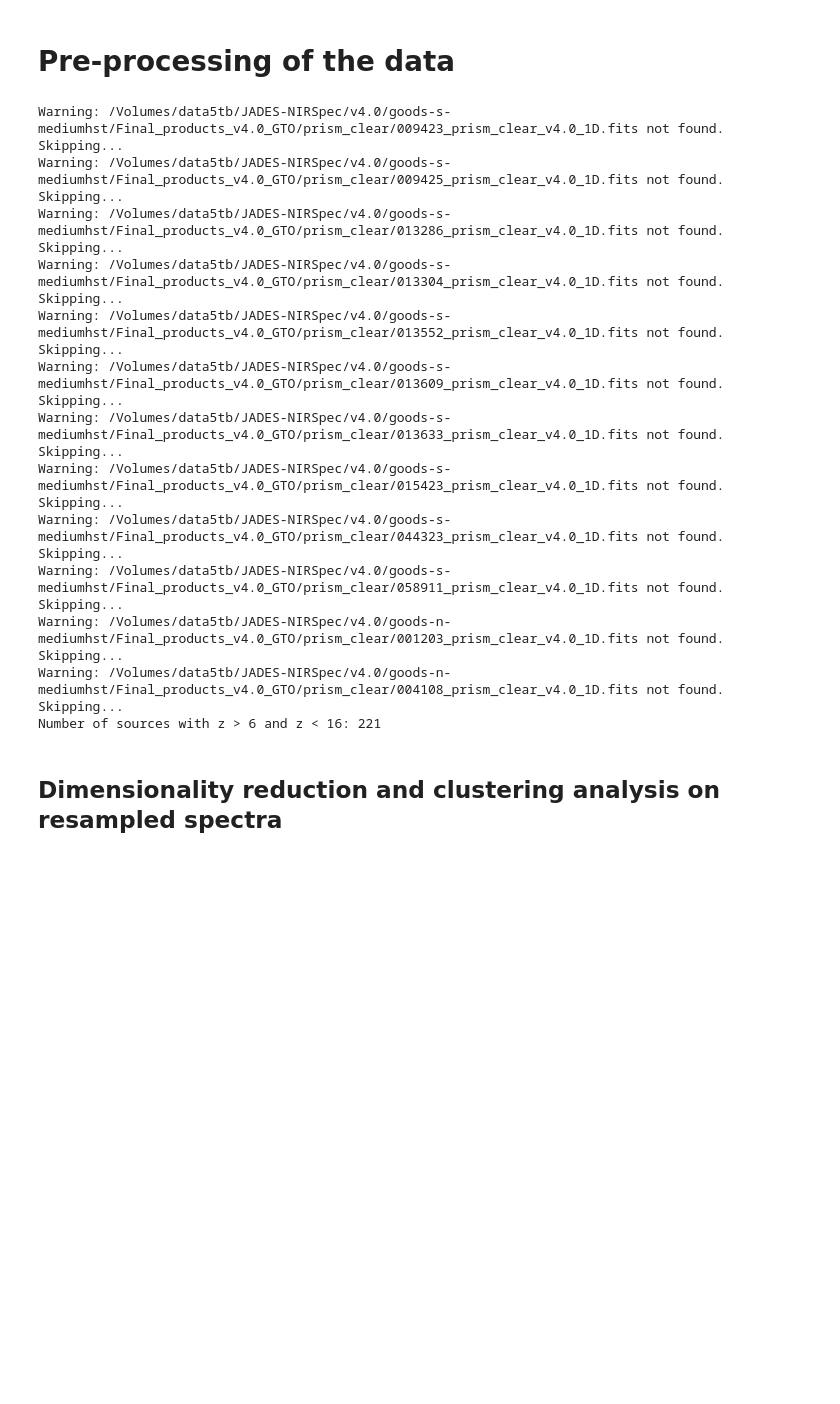
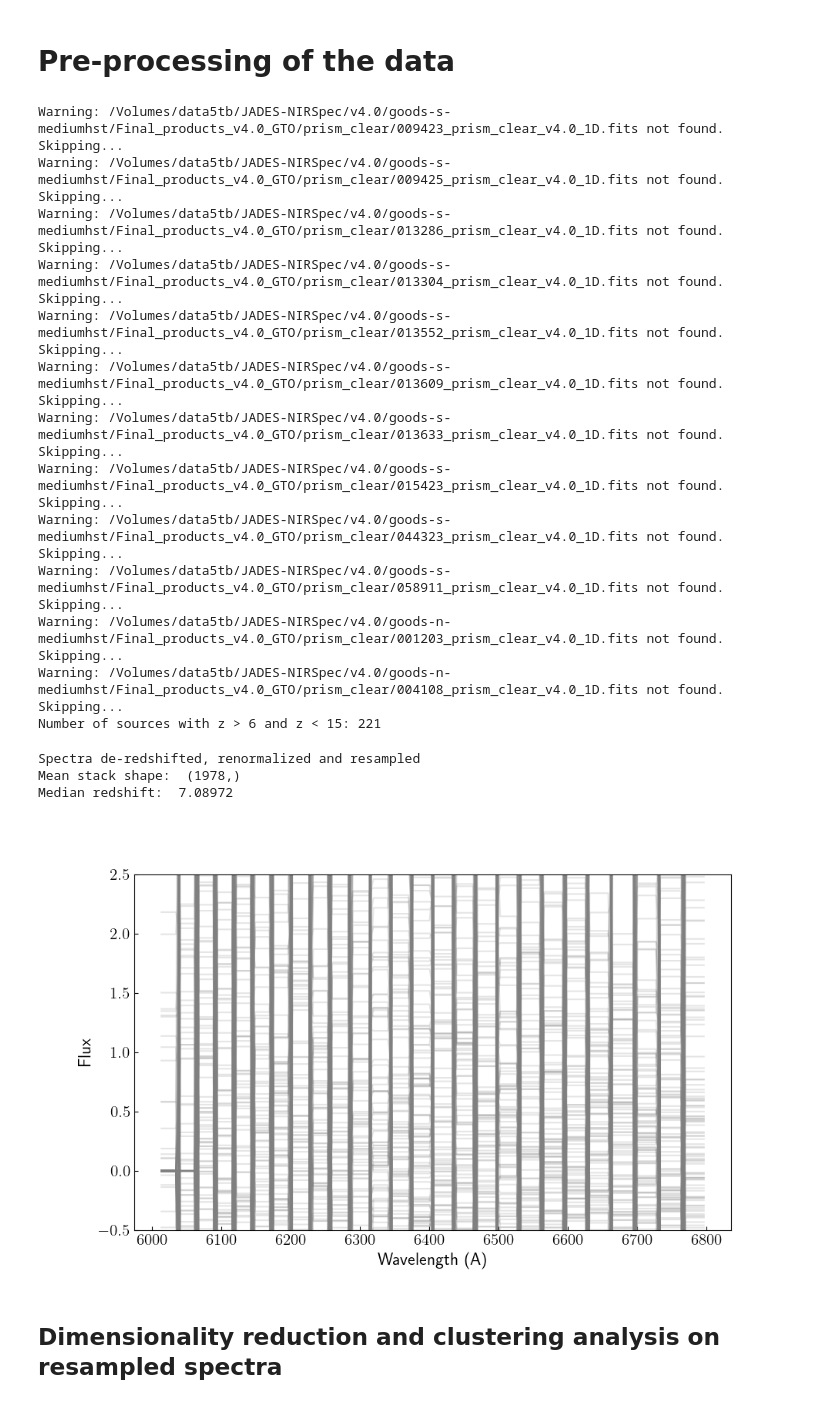
Before and after one commit to aayush3009/learnspec, a Jupyter notebook: notebooks/vae_clustering.ipynb, the cells around one changed output. Drawn from its saved outputs; the diff is of its cells as text; code cells hidden in the pictures; blank space fills up the shorter version.

```diff
--- a/notebooks/vae_clustering.ipynb
+++ b/notebooks/vae_clustering.ipynb
@@ -5,10 +5,10 @@
 import numpy as np
 import matplotlib.pyplot as plt
 
-from learnspec.functions import directories, stacking, readspec
+import seaborn as sns
+sns.set_palette("Dark2")
 
-from astropy.stats import sigma_clipped_stats
-import astropy.units as u
+from learnspec.functions import directories, stacking
 
 import pandas as pd
 
@@ -35,19 +35,20 @@ all_surveys = ['GS-HST-DEEP', 'GS-JWST-DEEP', 'GS-3215', 'GS-HST-MEDIUM', 'GS-JW
 # %%
 ### It is possible to load in multiple redshift catalogues and combine them
 ### This is useful if you want to stack sources from multiple surveys
+grating = "prism"
+
 speclist = []
 redshifts = []
 for i in range(len(all_redshifts)):
     input_cat = pd.read_csv(all_redshifts[i])
     survey = all_surveys[i]
-    grating = "prism"
-    redshift_range = (4,16)
+    redshift_range = (6,15)
     specdir, version = directories.translate_dir(survey, grating)
     speclist_temp, redshifts_temp = directories.select_sources(input_cat, specdir, redshift_range, grating, version)
     speclist.extend(speclist_temp)
     redshifts.extend(redshifts_temp)
 
-
+redshifts = np.array(redshifts, dtype=float)
 total_sources = len(speclist)
 print(f"Number of sources with z > {redshift_range[0]} and z < {redshift_range[1]}: {total_sources}")
 # %% [output]
@@ -63,7 +64,7 @@ Warning: /Volumes/data5tb/JADES-NIRSpec/v4.0/goods-s-mediumhst/Final_products_v4
 Warning: /Volumes/data5tb/JADES-NIRSpec/v4.0/goods-s-mediumhst/Final_products_v4.0_GTO/prism_clear/058911_prism_clear_v4.0_1D.fits not found. Skipping...
 Warning: /Volumes/data5tb/JADES-NIRSpec/v4.0/goods-n-mediumhst/Final_products_v4.0_GTO/prism_clear/001203_prism_clear_v4.0_1D.fits not found. Skipping...
 Warning: /Volumes/data5tb/JADES-NIRSpec/v4.0/goods-n-mediumhst/Final_products_v4.0_GTO/prism_clear/004108_prism_clear_v4.0_1D.fits not found. Skipping...
-Number of sources with z > 6 and z < 16: 221
+Number of sources with z > 6 and z < 15: 221
 # %%
 # First step is to de-redshift, renormalize and resample all the spectra on to a common wavelength grid
 # The renormalization for the majority of the spectra is done such that the flux at 1500A rest frame is set to 1
@@ -72,12 +73,32 @@ Number of sources with z > 6 and z < 16: 221
 resolution = 3.0
 
 if grating == 'prism':
-    mean_stack, median_stack, std_stack, resampled_spec = stacking.sigma_clipped_stacking(speclist, redshifts, resolution=resolution, sigma=200.0)
+    mean_stack, median_stack, std_stack, resampled_spec = stacking.sigma_clipped_stacking(speclist, redshifts, resolution=resolution, sigma=100.0)
+    # mean_stack, resampled_spec = stacking.mean_stacking(speclist, redshifts, resolution=resolution)
 else:
     mean_stack, median_stack, std_stack, resampled_spec = stacking.stack_grating(speclist, redshifts, grating=grating, resolution=resolution)
 
-### Convert resampled_spec array to numpy array for future operations
-resampled_spec_np = np.array(resampled_spec)
+
+print("Spectra de-redshifted, renormalized and resampled")
+print("Mean stack shape: ", mean_stack.shape)
+print("Median redshift: ", np.median(redshifts))
+# %% [output]
+Spectra de-redshifted, renormalized and resampled
+Mean stack shape:  (1978,)
+Median redshift:  7.08972
+# %%
+### Plot resampled spectra
+plt.figure(figsize=(10, 6))
+for i in range(len(resampled_spec)):
+    plt.plot(resampled_spec[i].spectral_axis, resampled_spec[i].data, alpha=0.2, color='grey')
+
+
+plt.xlabel("Wavelength (A)")
+plt.ylabel("Flux")
+plt.ylim(-0.5, 2.5)
+plt.show()
+# %% [output]
+[figure, added]
 # %% [markdown]
 ## Dimensionality reduction and clustering analysis on resampled spectra
 # %% [markdown]
```
Also changed, not shown: parts of 18 cells of this notebook, 7 other files.
